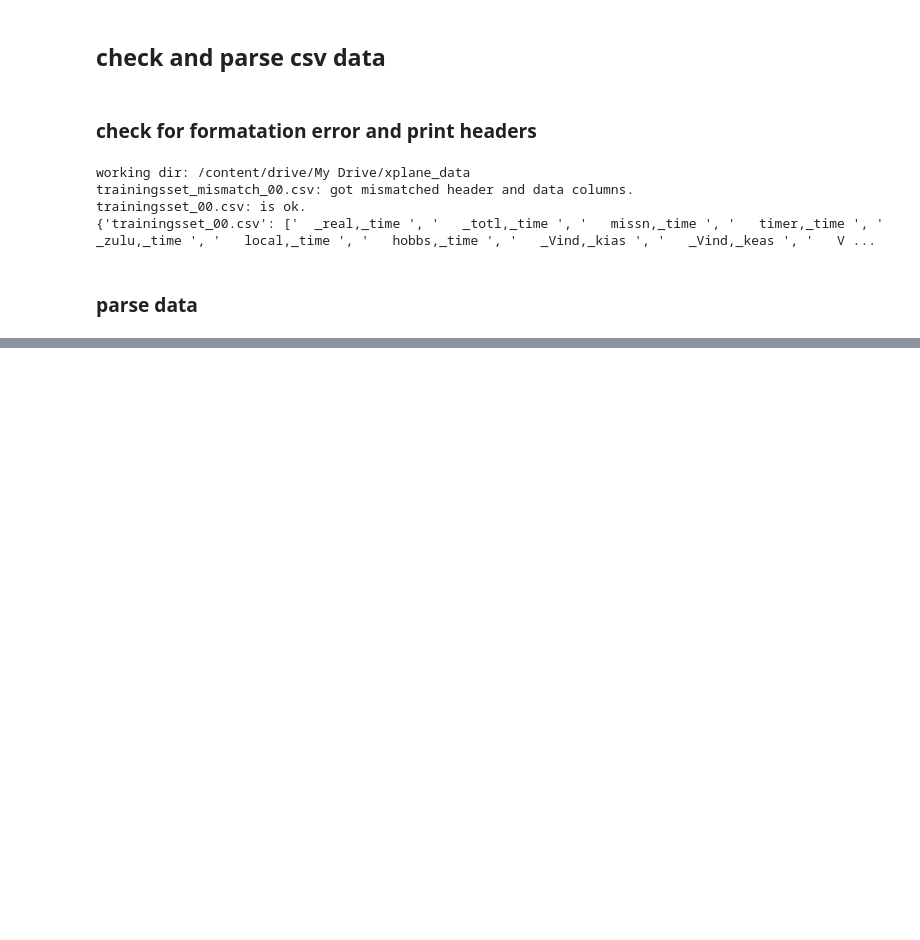
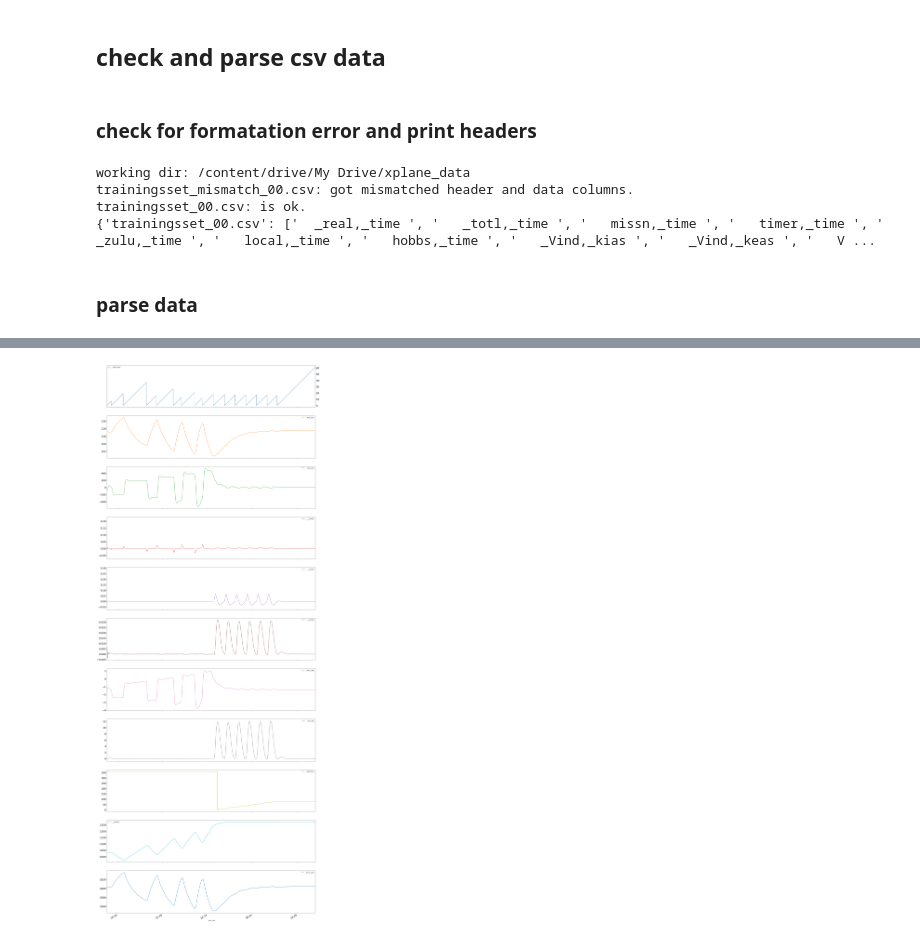
Before and after one commit to CrowdSalat/ann-dynamical-systems, a Jupyter notebook: explore_xplane_data.ipynb, the cells around one changed output, grey strips where cells are left out. Saved outputs shown, nothing was run; the diff lists cells and outputs as text; code cells hidden in the pictures; blank space fills up the shorter version.

```diff
--- a/explore_xplane_data.ipynb
+++ b/explore_xplane_data.ipynb
@@ -201,6 +193,8 @@ plt.show()
 # %%
 %matplotlib inline
 # only in a Jupyter notebook
 import matplotlib.pyplot as plt
 
-dataFrame.plot.line(x=m_time, subplots = True, figsize = (30, 90), secondary_y=m_time, fontsize=20,legend=True );
+df.plot.line(x=z_time, subplots = True, figsize = (30, 90), secondary_y=m_time, fontsize=20,legend=True );
+# %% [output]
+[figure, added]
```
Also changed, not shown: parts of 13 cells of this notebook.
